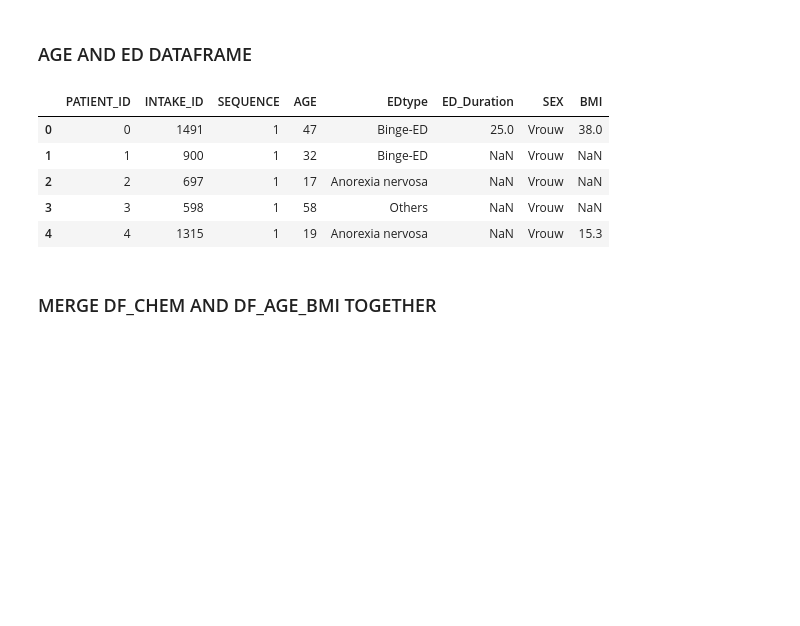
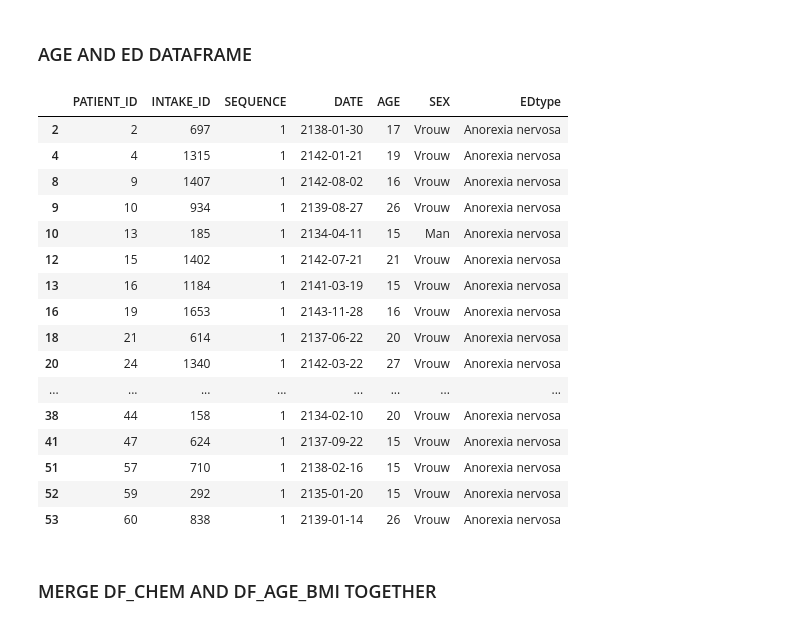
Before and after one commit to puckkwaspen/BEP_RFS, a Jupyter notebook: EDA.ipynb, the cells around one changed output. Cells and saved outputs as stored; diff of their text form; code cells hidden in the pictures; blank space fills up the shorter version.

```diff
--- a/EDA.ipynb
+++ b/EDA.ipynb
@@ -176,24 +268,39 @@ df_vitals.head(10)
 # %%
 df_age['p_startdate'] = pd.to_datetime(df_age['p_startdate'])
 df_age['DATE'] = df_age['p_startdate'].dt.date
 df_age['intid'] = df_age['intid'].astype(int)
 
-cols = ['intid', 'seq_num-edeq', 'pid', 'DATE', 'Main-Age', 'Main-Bsex', 'BMI', 'duur_stoornis_in_jaren', 'EDtype']
+cols = ['intid', 'seq_num-edeq', 'pid', 'DATE', 'Main-Age', 'Main-Bsex', 'EDtype']
 
 df_clean = df_age.loc[:, cols]
 
-df_clean.rename(columns={'pid': 'PATIENT_ID', 'Main-Age': 'AGE', 'Main-Bsex': 'SEX', 'duur_stoornis_in_jaren': 'ED_Duration', 'intid': 'INTAKE_ID', 'seq_num-edeq' : 'SEQUENCE'}, inplace=True)
+df_clean.rename(columns={'pid': 'PATIENT_ID', 'Main-Age': 'AGE', 'Main-Bsex': 'SEX', 'intid': 'INTAKE_ID', 'seq_num-edeq' : 'SEQUENCE'}, inplace=True)
 
-df_reordered = df_clean.iloc[:, [2,0,1,4,8,7,5,6]]
+df_filtered = df_clean[df_clean['EDtype'] == 'Anorexia nervosa']
 
-df_reordered.head()
+df_filtered.head()
+
+df_reordered = df_filtered.iloc[:, [2, 0, 1, 3, 4, 5, 6]]
+
+df_reordered.head(20)
 # %% [output]
-|  | PATIENT_ID | INTAKE_ID | SEQUENCE | AGE | EDtype | ED_Duration | SEX | BMI |
-| 0 | 0 | 1491 | 1 | 47 | Binge-ED | 25.0 | Vrouw | 38.0 |
-| 1 | 1 | 900 | 1 | 32 | Binge-ED | NaN | Vrouw | NaN |
-| 2 | 2 | 697 | 1 | 17 | Anorexia nervosa | NaN | Vrouw | NaN |
-| 3 | 3 | 598 | 1 | 58 | Others | NaN | Vrouw | NaN |
-| 4 | 4 | 1315 | 1 | 19 | Anorexia nervosa | NaN | Vrouw | 15.3 |
+|  | PATIENT_ID | INTAKE_ID | SEQUENCE | DATE | AGE | SEX | EDtype |
+| 2 | 2 | 697 | 1 | 2138-01-30 | 17 | Vrouw | Anorexia nervosa |
+| 4 | 4 | 1315 | 1 | 2142-01-21 | 19 | Vrouw | Anorexia nervosa |
+| 8 | 9 | 1407 | 1 | 2142-08-02 | 16 | Vrouw | Anorexia nervosa |
+| 9 | 10 | 934 | 1 | 2139-08-27 | 26 | Vrouw | Anorexia nervosa |
+| 10 | 13 | 185 | 1 | 2134-04-11 | 15 | Man | Anorexia nervosa |
+| 12 | 15 | 1402 | 1 | 2142-07-21 | 21 | Vrouw | Anorexia nervosa |
+| 13 | 16 | 1184 | 1 | 2141-03-19 | 15 | Vrouw | Anorexia nervosa |
+| 16 | 19 | 1653 | 1 | 2143-11-28 | 16 | Vrouw | Anorexia nervosa |
+| 18 | 21 | 614 | 1 | 2137-06-22 | 20 | Vrouw | Anorexia nervosa |
+| 20 | 24 | 1340 | 1 | 2142-03-22 | 27 | Vrouw | Anorexia nervosa |
+| ... | ... | ... | ... | ... | ... | ... | ... |
+| 38 | 44 | 158 | 1 | 2134-02-10 | 20 | Vrouw | Anorexia nervosa |
+| 41 | 47 | 624 | 1 | 2137-09-22 | 15 | Vrouw | Anorexia nervosa |
+| 51 | 57 | 710 | 1 | 2138-02-16 | 15 | Vrouw | Anorexia nervosa |
+| 52 | 59 | 292 | 1 | 2135-01-20 | 15 | Vrouw | Anorexia nervosa |
+| 53 | 60 | 838 | 1 | 2139-01-14 | 26 | Vrouw | Anorexia nervosa |
 # %% [markdown]
 ### MERGE DF_CHEM AND DF_AGE_BMI TOGETHER
 # %%
```
Also changed, not shown: parts of 12 cells of this notebook.
